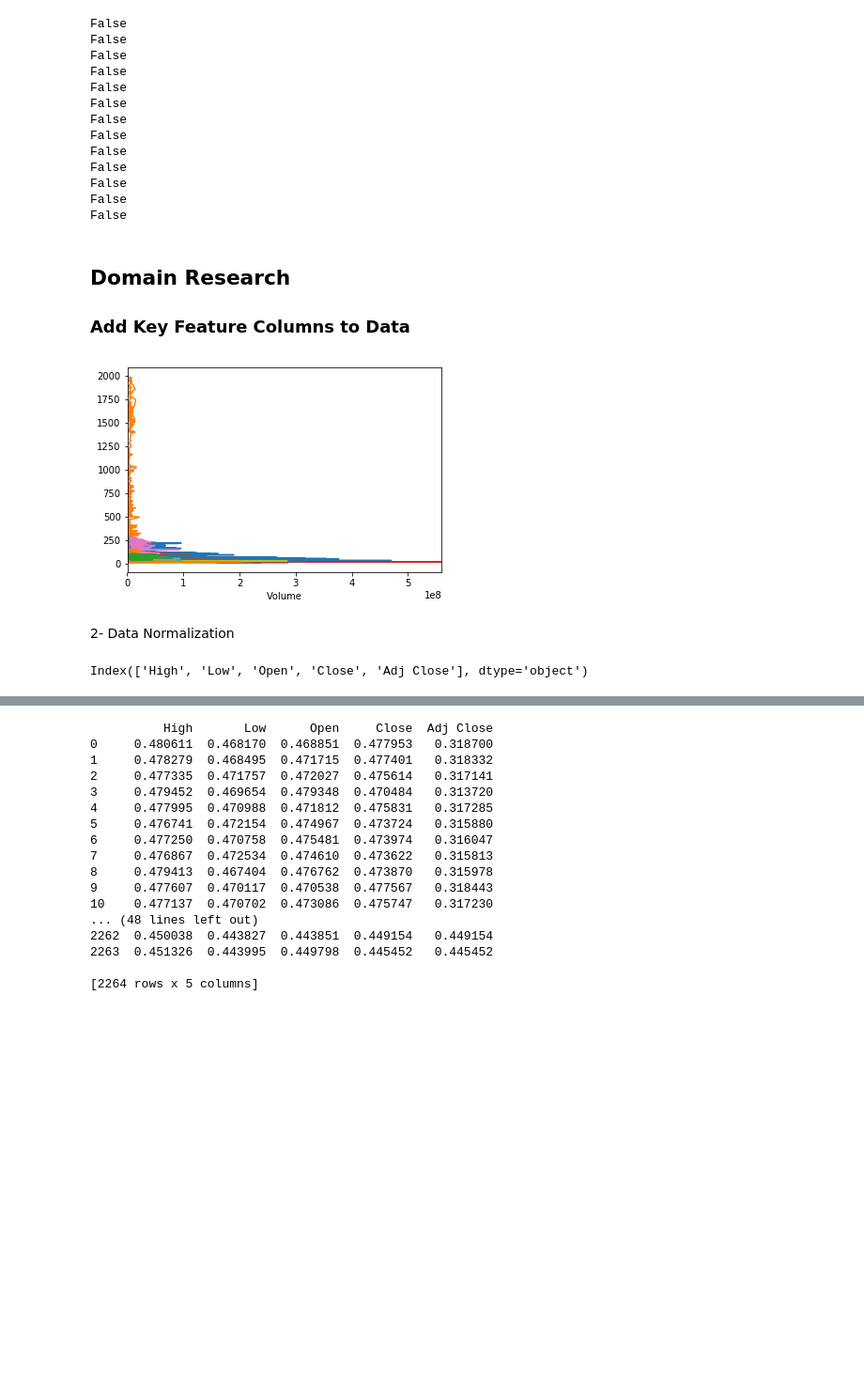
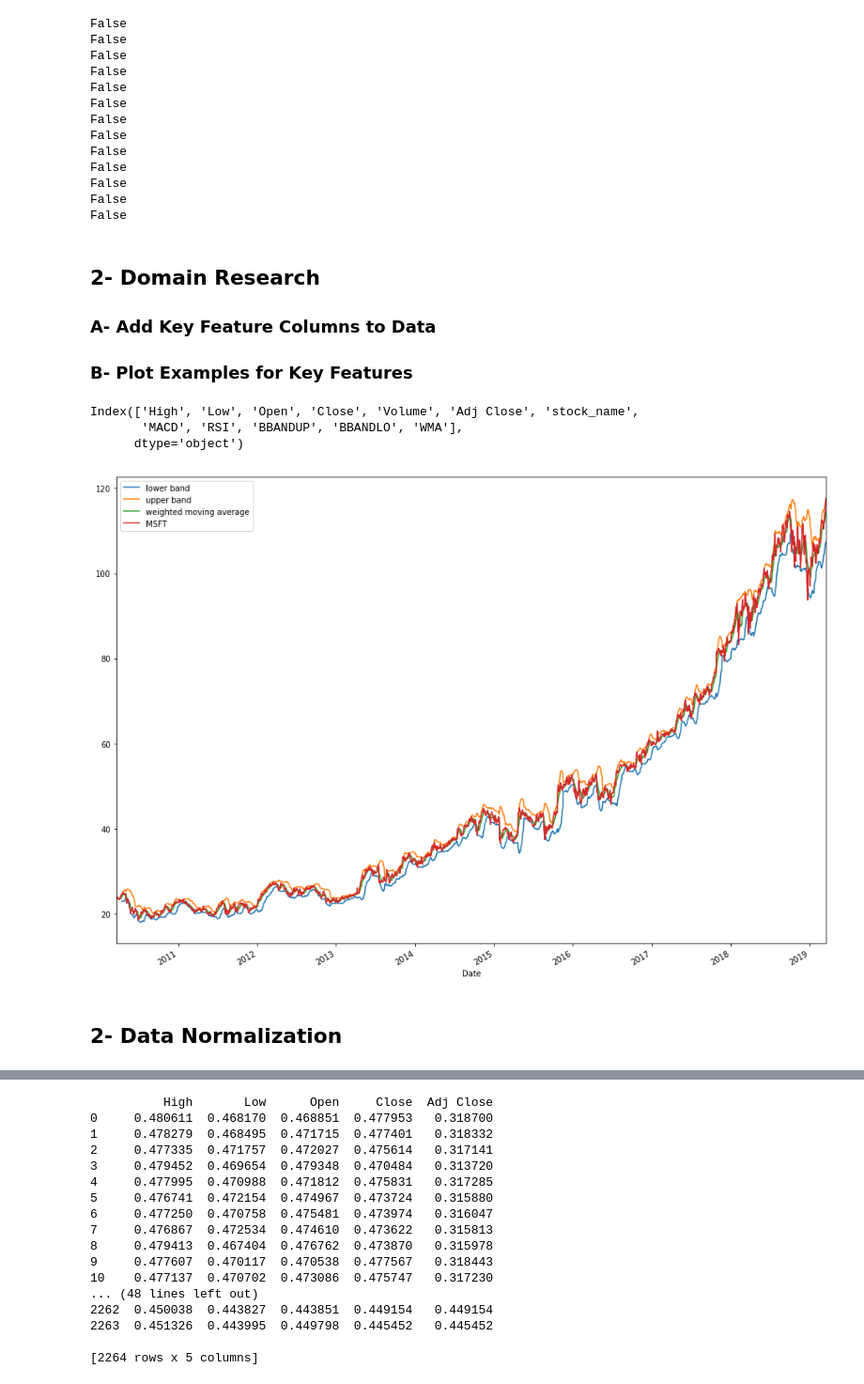
Before and after one commit to farukbulbul/stock_price_indicator, a Jupyter notebook: Stock_Price_Indicator.ipynb, the cells around one changed output, grey strips where cells are left out. Shown at 94% size. Saved outputs shown, nothing was run; the diff lists cells and outputs as text; code cells hidden in the pictures; blank space fills up the shorter version.

Commit message:
Normalization finished

```diff
--- a/Stock_Price_Indicator.ipynb
+++ b/Stock_Price_Indicator.ipynb
@@ -72,9 +72,11 @@ False
 False
 False
 # %% [markdown]
-## Domain Research
-### Add Key Feature Columns to Data
+## 2- Domain Research
+### A- Add Key Feature Columns to Data
+### B- Plot Examples for Key Features
 # %%
+#A- Add Key Feature Columns to Data
 import numpy as np
 #Add MACD 26, 12 day periods
 def add_MACD(dataframe):
@@ -109,27 +111,50 @@ def get_weighted_average(dataframe,window,columnname_data,columnname_weights):
     processed_dataframe=dataframe.loc[:,(columnname_data,columnname_weights)].set_index(columnname_weights)
     def get_mean_withweights(processed_dataframe_windowed):
         return np.average(a=processed_dataframe_windowed,weights=processed_dataframe_windowed.index)
-    return processed_dataframe.rolling(window=window).apply(func=get_mean_withweights,raw=False)
-
-#Add weighted moving average
-#def add_wma(df, columnMean= adjclose, columnWeights='Volume',period=10, addedColumnName):
-#    weights_window = df['']
-#    wma = df[columnMean].rolling(window=period).apply(f())
-#    df.join(wma.to_frame(addedColumnName))
+    tmp_df = processed_dataframe.rolling(window=window).apply(func=get_mean_withweights,raw=False)
+    tmp_df = tmp_df.reset_index()
+    dataframe = dataframe.reset_index()
+    tmp_df2 = dataframe.join(tmp_df[adjclose].to_frame('WMA'))
+    tmp_df2.set_index('Date',inplace=True)
+    #print(tmp_df2)
+    return tmp_df2
 
 
-for stock_data in stock_data_list:
+for index, stock_data in enumerate(stock_data_list):
     stock_data = add_MACD(stock_data)
     stock_data = add_RSI(stock_data)
     stock_data = add_BollingerBand(stock_data)
-    df_sth = get_weighted_average(stock_data,10,adjclose, 'Volume')
+    stock_data = get_weighted_average(stock_data,10,adjclose, 'Volume')
+    #print(stock_data.columns)
+    #print(stock_data)
     #stock_data['MACD'].plot(figsize=(16, 12), label=stock_data['stock_name'][0])
     #stock_data['RSI'].plot(figsize=(16, 12), label=stock_data['stock_name'][0])
     #stock_data['BBANDUP'].plot(figsize=(16, 12), label=stock_data['stock_name'][0])
     #stock_data['BBANDLO'].plot(figsize=(16, 12), label=stock_data['stock_name'][0])
-    df_sth[adjclose].plot();
-    plott.legend()
+    #stock_data['WMA'].plot(figsize=(16, 12), label=stock_data['stock_name'][0])
+    stock_data_list[index] = stock_data
-# %% [output]
-[figure, removed]
+# %%
+def plot_stock(index):
+    stock_data = stock_data_list[index]
+    print(stock_data.columns)
+
+    #plot Bollinger Bands
+    plt1 = stock_data['BBANDLO'].plot(figsize=(16, 12), label='lower band')
+    stock_data['BBANDUP'].plot(label='upper band')
+    stock_data['WMA'].plot(label='weighted moving average')
+    stock_data[adjclose].plot(label=stock_data['stock_name'][0])
+    plt1.legend()
+
+plot_stock(5)
+
+
+
+#plot RSI and MACD
+#plot2 =  stock_data['RSI'].plot(figsize=(16, 12), label='RSI')
+# %% [output]
+Index(['High', 'Low', 'Open', 'Close', 'Volume', 'Adj Close', 'stock_name',
+       'MACD', 'RSI', 'BBANDUP', 'BBANDLO', 'WMA'],
+      dtype='object')
+[figure, added]
 # %% [markdown]
-2- Data Normalization
+## 2- Data Normalization
@@ -140,8 +160,0 @@ for stock_data in stock_data_list:
-# %%
-from sklearn import preprocessing
-df = stock_data_list[0]
-df = df.drop('stock_name', axis = 1)
-df = df.drop('Volume', axis = 1)
-df.columns
-# %% [output]
-Index(['High', 'Low', 'Open', 'Close', 'Adj Close'], dtype='object')
```
Also changed, not shown: parts of 5 cells of this notebook.
